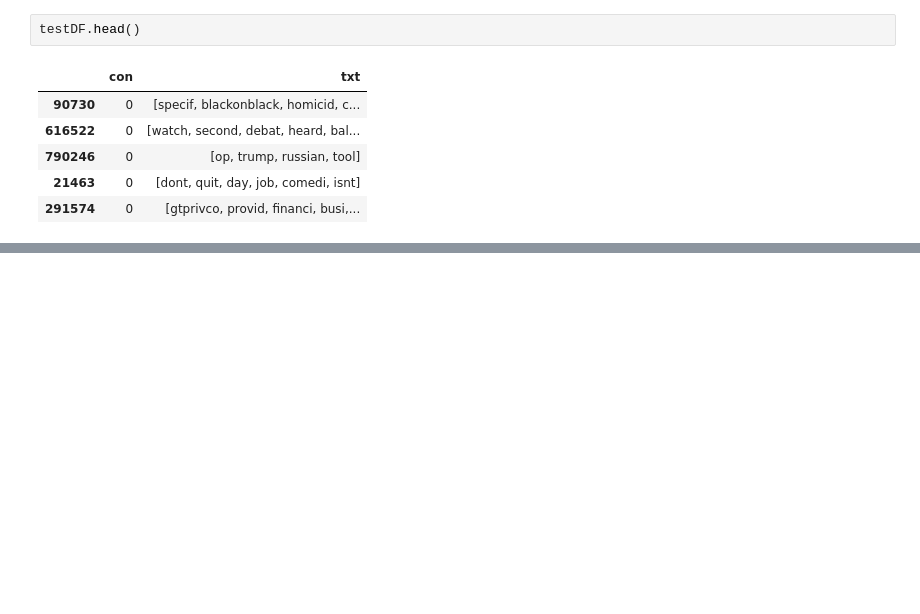
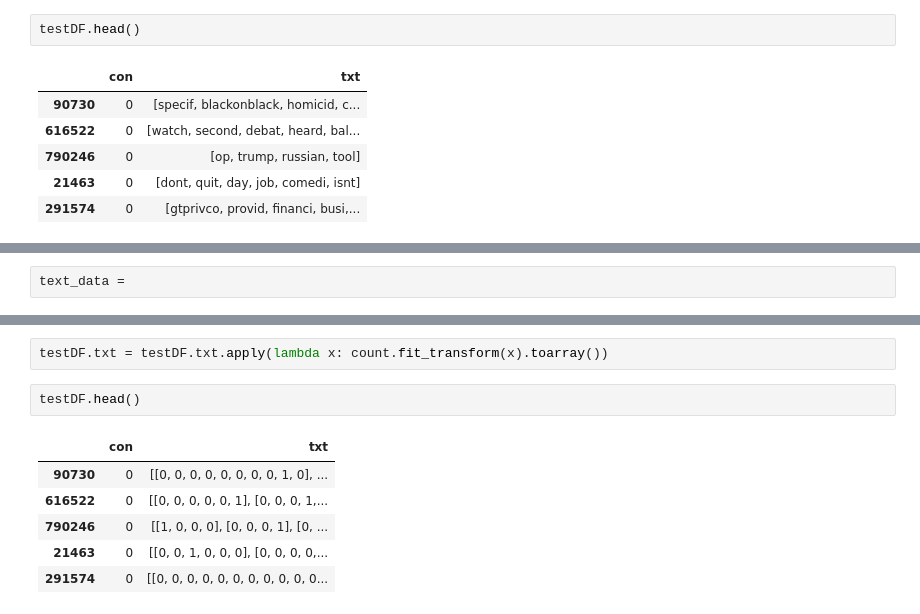
Before and after one commit to ScottBreitbach/DSC550, a Jupyter notebook: Week2/Test.ipynb, the cells around one changed output, grey strips where cells are left out. Drawn from its saved outputs; the diff is of its cells as text; blank space fills up the shorter version.

```diff
--- a/Week2/Test.ipynb
+++ b/Week2/Test.ipynb
@@ -268,0 +398,2 @@ testDF.head()
+# %%
+text_data =
@@ -268,0 +427,11 @@ testDF.head()
+# %%
+testDF.txt = testDF.txt.apply(lambda x: count.fit_transform(x).toarray())
+# %%
+testDF.head()
+# %% [output]
+|  | con | txt |
+| 90730 | 0 | [[0, 0, 0, 0, 0, 0, 0, 0, 1, 0], ... |
+| 616522 | 0 | [[0, 0, 0, 0, 0, 1], [0, 0, 0, 1,... |
+| 790246 | 0 | [[1, 0, 0, 0], [0, 0, 0, 1], [0, ... |
+| 21463 | 0 | [[0, 0, 1, 0, 0, 0], [0, 0, 0, 0,... |
+| 291574 | 0 | [[0, 0, 0, 0, 0, 0, 0, 0, 0, 0, 0... |
```
Also changed, not shown: parts of 53 cells of this notebook, 1 other file.
